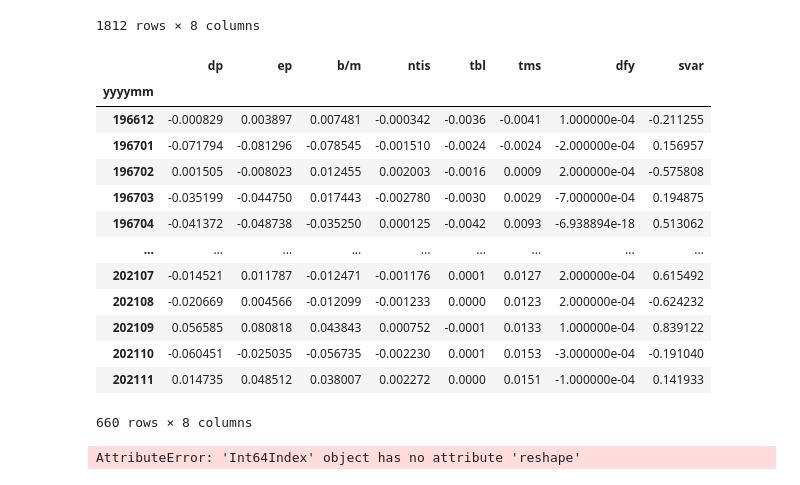
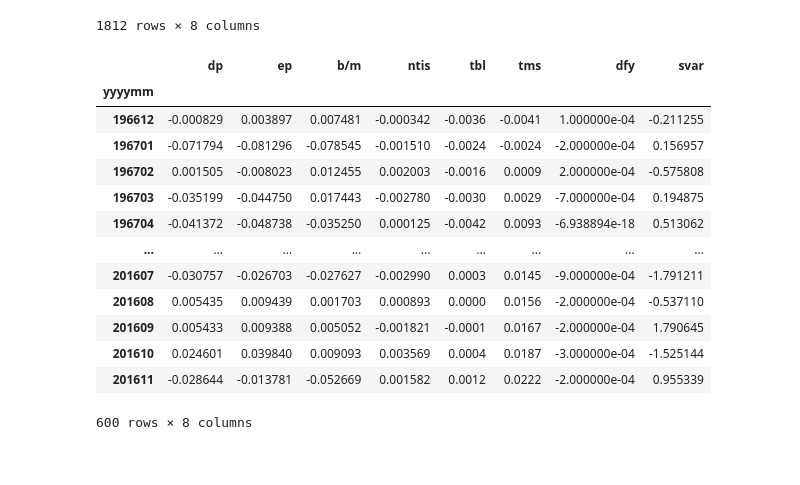
Before and after one commit to sijia1120/My_research, a Jupyter notebook: 1_Dataset/2_Extract_8_Macroeconomic_Variable.ipynb, the cells around one changed output. Cells and saved outputs as stored; diff of their text form; code cells hidden in the pictures.

```diff
--- a/1_Dataset/2_Extract_8_Macroeconomic_Variable.ipynb
+++ b/1_Dataset/2_Extract_8_Macroeconomic_Variable.ipynb
@@ -121,4 +121,4 @@ N=month_new.shape[1]  #Number of series kept
 for i in range(0,N):
     dum=transxf(month_new.iloc[:,i],tcodes[i])
     yt.append(dum)
-trans_macro8 = pd.DataFrame(yt).T
+trans_macro = pd.DataFrame(yt).T
@@ -125,26 +127,25 @@ trans_macro8 = pd.DataFrame(yt).T
 # %%
-trans_macro8 =trans_macro8.loc['196611': '202111']
+trans_macro8 = trans_macro.copy()
+trans_macro8 =trans_macro8.loc['196612': '201611']
 trans_macro8.to_csv('trans_macro8.csv')
 trans_macro8
 # %% [output]
 |  | dp | ep | b/m | ntis | tbl | tms | dfy | svar |
 | yyyymm |  |  |  |  |  |  |  |  |
 | 196612 | -0.000829 | 0.003897 | 0.007481 | -0.000342 | -0.0036 | -0.0041 | 1.000000e-04 | -0.211255 |
 | 196701 | -0.071794 | -0.081296 | -0.078545 | -0.001510 | -0.0024 | -0.0024 | -2.000000e-04 | 0.156957 |
 | 196702 | 0.001505 | -0.008023 | 0.012455 | 0.002003 | -0.0016 | 0.0009 | 2.000000e-04 | -0.575808 |
 | 196703 | -0.035199 | -0.044750 | 0.017443 | -0.002780 | -0.0030 | 0.0029 | -7.000000e-04 | 0.194875 |
 | 196704 | -0.041372 | -0.048738 | -0.035250 | 0.000125 | -0.0042 | 0.0093 | -6.938894e-18 | 0.513062 |
 | ... | ... | ... | ... | ... | ... | ... | ... | ... |
-| 202107 | -0.014521 | 0.011787 | -0.012471 | -0.001176 | 0.0001 | 0.0127 | 2.000000e-04 | 0.615492 |
-| 202108 | -0.020669 | 0.004566 | -0.012099 | -0.001233 | 0.0000 | 0.0123 | 2.000000e-04 | -0.624232 |
-| 202109 | 0.056585 | 0.080818 | 0.043843 | 0.000752 | -0.0001 | 0.0133 | 1.000000e-04 | 0.839122 |
-| 202110 | -0.060451 | -0.025035 | -0.056735 | -0.002230 | 0.0001 | 0.0153 | -3.000000e-04 | -0.191040 |
-| 202111 | 0.014735 | 0.048512 | 0.038007 | 0.002272 | 0.0000 | 0.0151 | -1.000000e-04 | 0.141933 |
+| 201607 | -0.030757 | -0.026703 | -0.027627 | -0.002990 | 0.0003 | 0.0145 | -9.000000e-04 | -1.791211 |
+| 201608 | 0.005435 | 0.009439 | 0.001703 | 0.000893 | 0.0000 | 0.0156 | -2.000000e-04 | -0.537110 |
+| 201609 | 0.005433 | 0.009388 | 0.005052 | -0.001821 | -0.0001 | 0.0167 | -2.000000e-04 | 1.790645 |
+| 201610 | 0.024601 | 0.039840 | 0.009093 | 0.003569 | 0.0004 | 0.0187 | -3.000000e-04 | -1.525144 |
+| 201611 | -0.028644 | -0.013781 | -0.052669 | 0.001582 | 0.0012 | 0.0222 | -2.000000e-04 | 0.955339 |
-660 rows × 8 columns
+600 rows × 8 columns
 # %%
-trans_macro8.index.reshape(-1)
+trans_macro8.describe().to_csv('trans_macro8_desc.csv')
-# %% [output]
-AttributeError: 'Int64Index' object has no attribute 'reshape'
 # %%
 Macro_markus = pd.read_csv('Macro.csv', index_col = 'Date')
 Macro_markus = Macro_markus[variable]
```
Also changed, not shown: parts of 10 cells of this notebook.
